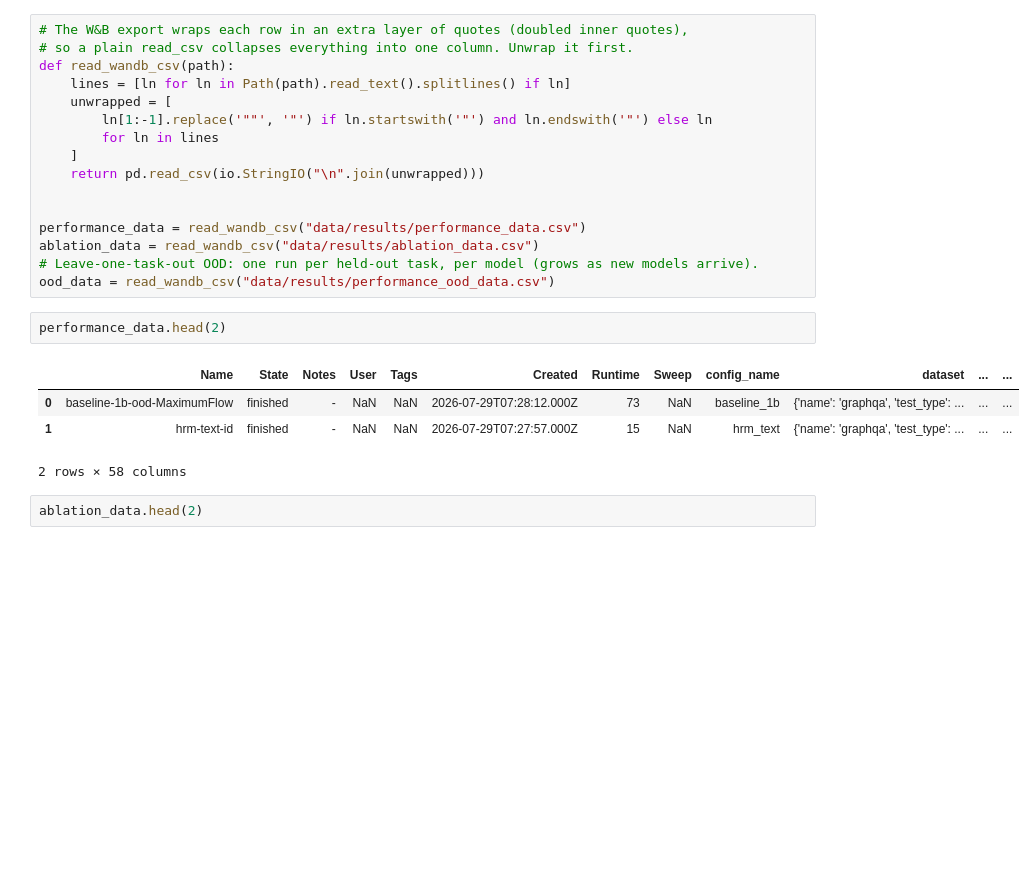
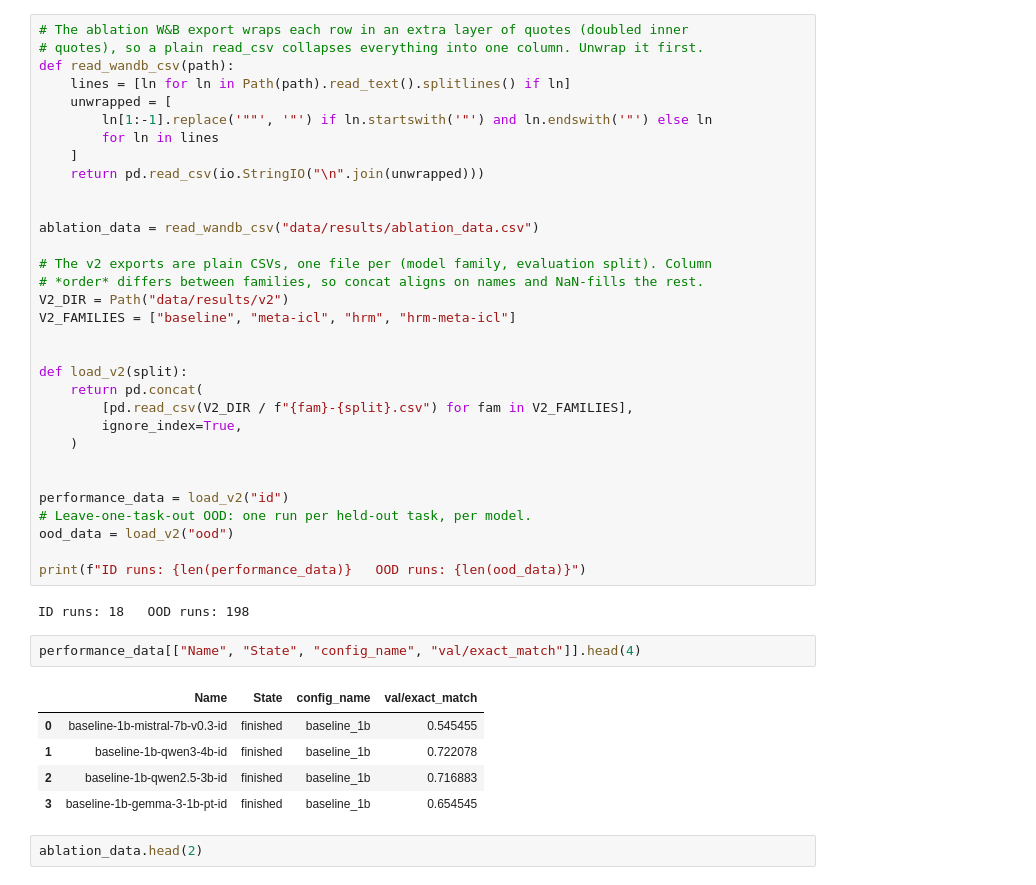
Before and after one commit to MariusAAROS/HRM-Text-for-Graphs, a Jupyter notebook: report/paper_results.ipynb, the cells around one changed output. Saved outputs shown, nothing was run; the diff lists cells and outputs as text; blank space fills up the shorter version.

Commit message:
new baselines

```diff
--- a/report/paper_results.ipynb
+++ b/report/paper_results.ipynb
@@ -55,6 +81,6 @@ GRAPH_TASKS = [
 # %%
-# The W&B export wraps each row in an extra layer of quotes (doubled inner quotes),
-# so a plain read_csv collapses everything into one column. Unwrap it first.
+# The ablation W&B export wraps each row in an extra layer of quotes (doubled inner
+# quotes), so a plain read_csv collapses everything into one column. Unwrap it first.
 def read_wandb_csv(path):
     lines = [ln for ln in Path(path).read_text().splitlines() if ln]
     unwrapped = [
@@ -64,17 +90,36 @@ def read_wandb_csv(path):
     return pd.read_csv(io.StringIO("\n".join(unwrapped)))
 
 
-performance_data = read_wandb_csv("data/results/performance_data.csv")
 ablation_data = read_wandb_csv("data/results/ablation_data.csv")
-# Leave-one-task-out OOD: one run per held-out task, per model (grows as new models arrive).
-ood_data = read_wandb_csv("data/results/performance_ood_data.csv")
+
+# The v2 exports are plain CSVs, one file per (model family, evaluation split). Column
+# *order* differs between families, so concat aligns on names and NaN-fills the rest.
+V2_DIR = Path("data/results/v2")
+V2_FAMILIES = ["baseline", "meta-icl", "hrm", "hrm-meta-icl"]
+
+
+def load_v2(split):
+    return pd.concat(
+        [pd.read_csv(V2_DIR / f"{fam}-{split}.csv") for fam in V2_FAMILIES],
+        ignore_index=True,
+    )
+
+
+performance_data = load_v2("id")
+# Leave-one-task-out OOD: one run per held-out task, per model.
+ood_data = load_v2("ood")
+
+print(f"ID runs: {len(performance_data)}   OOD runs: {len(ood_data)}")
+# %% [output]
+ID runs: 18   OOD runs: 198
 # %%
-performance_data.head(2)
+performance_data[["Name", "State", "config_name", "val/exact_match"]].head(4)
 # %% [output]
-|  | Name | State | Notes | User | Tags | Created | Runtime | Sweep | config_name | dataset | ... | ... |
-| 0 | baseline-1b-ood-MaximumFlow | finished | - | NaN | NaN | 2026-07-29T07:28:12.000Z | 73 | NaN | baseline_1b | {'name': 'graphqa', 'test_type': ... | ... | ... |
-| 1 | hrm-text-id | finished | - | NaN | NaN | 2026-07-29T07:27:57.000Z | 15 | NaN | hrm_text | {'name': 'graphqa', 'test_type': ... | ... | ... |
+|  | Name | State | config_name | val/exact_match |
+| 0 | baseline-1b-mistral-7b-v0.3-id | finished | baseline_1b | 0.545455 |
+| 1 | baseline-1b-qwen3-4b-id | finished | baseline_1b | 0.722078 |
+| 2 | baseline-1b-qwen2.5-3b-id | finished | baseline_1b | 0.716883 |
+| 3 | baseline-1b-gemma-3-1b-pt-id | finished | baseline_1b | 0.654545 |
-2 rows × 58 columns
 # %%
 ablation_data.head(2)
 # %% [output]
```
Also changed, not shown: parts of 9 cells of this notebook, 8 other files.
